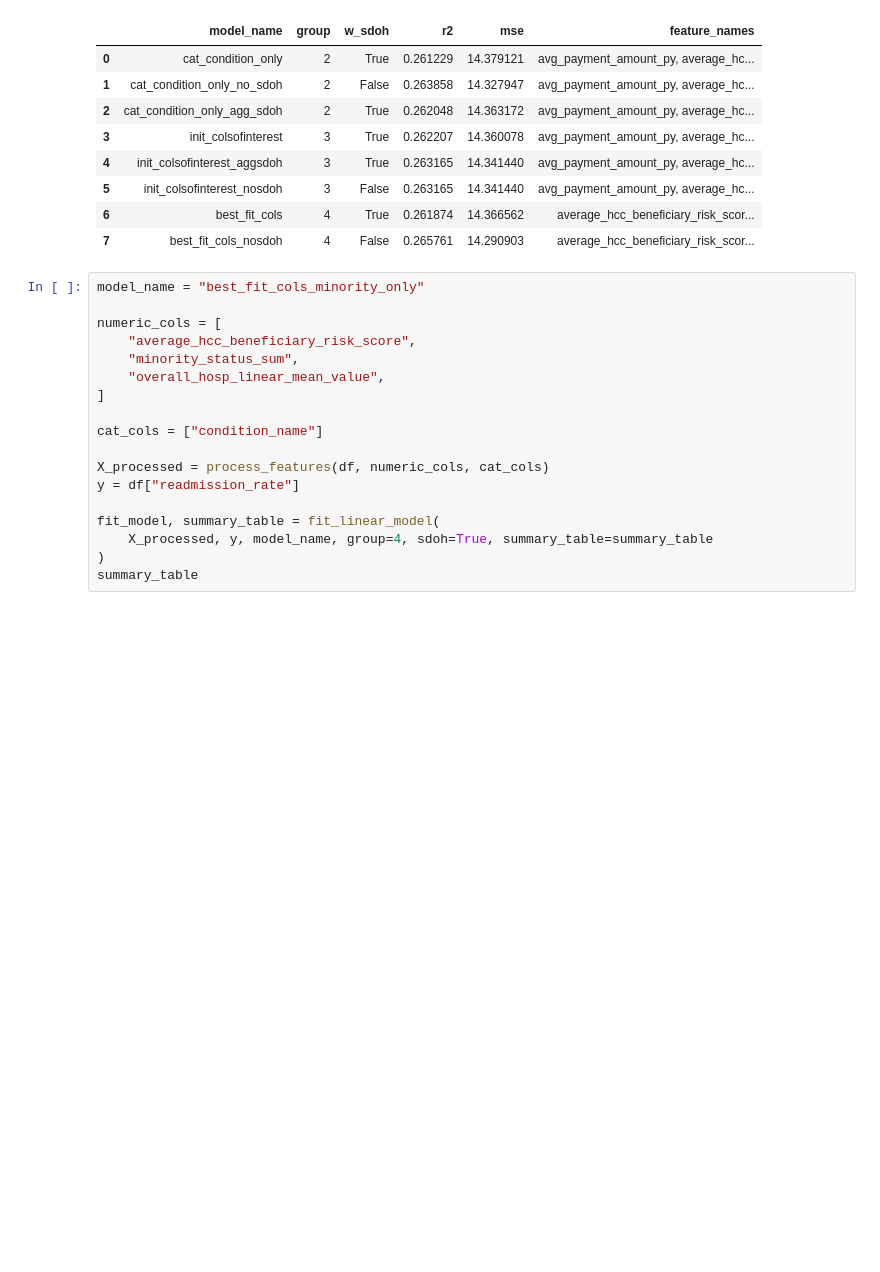
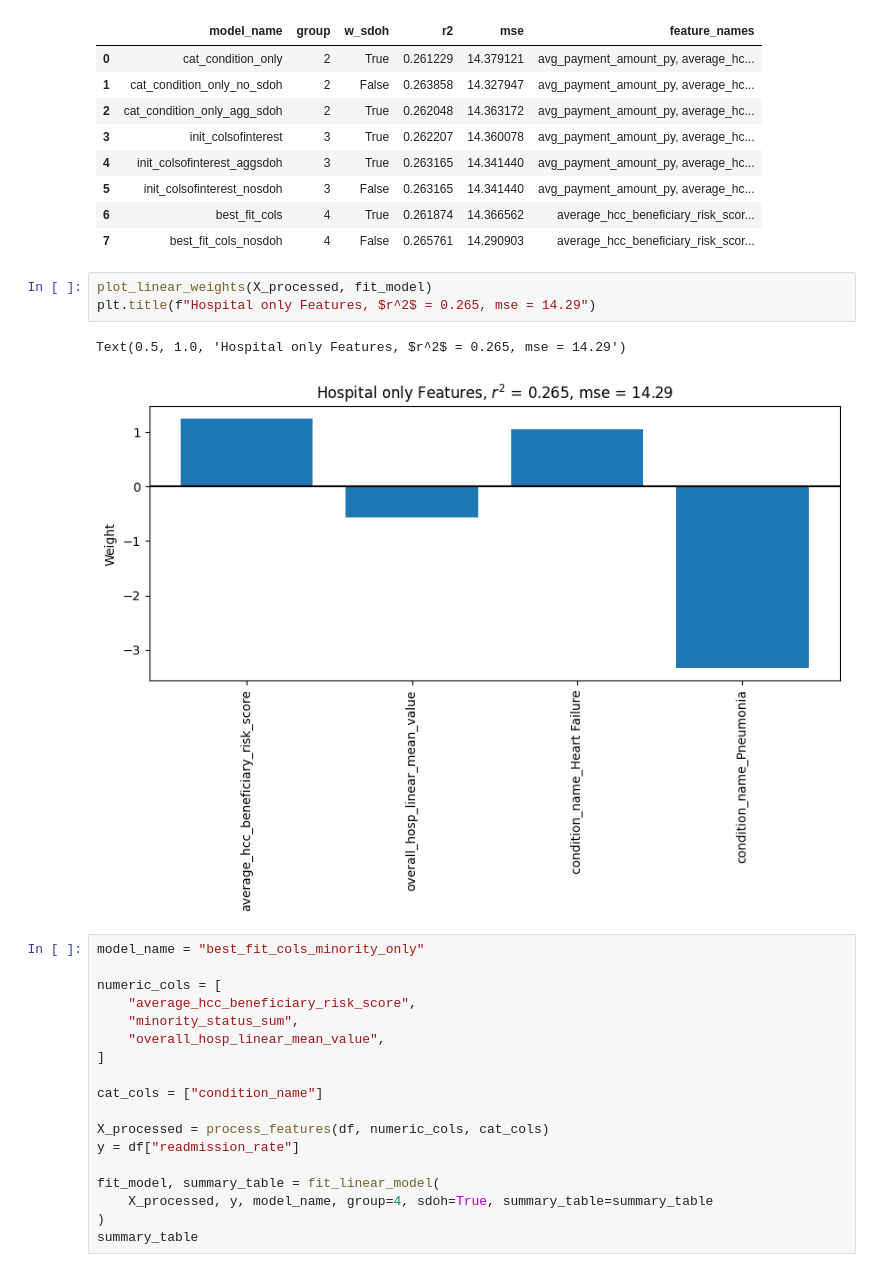
Before and after one commit to DS4A-2023-Team-20/ca-sdoh, a Jupyter notebook: code/jess/model_dev.ipynb, the cells around one changed output. Drawn from its saved outputs; the diff is of its cells as text; blank space fills up the shorter version.

```diff
--- a/code/jess/model_dev.ipynb
+++ b/code/jess/model_dev.ipynb
@@ -484,6 +486,12 @@ best_fit_cols_nosdoh mse: 14.291, r2: 0.27
 | 5 | init_colsofinterest_nosdoh | 3 | False | 0.263165 | 14.341440 | avg_payment_amount_py, average_hc... |
 | 6 | best_fit_cols | 4 | True | 0.261874 | 14.366562 | average_hcc_beneficiary_risk_scor... |
 | 7 | best_fit_cols_nosdoh | 4 | False | 0.265761 | 14.290903 | average_hcc_beneficiary_risk_scor... |
+# %%
+plot_linear_weights(X_processed, fit_model)
+plt.title(f"Hospital only Features, $r^2$ = 0.265, mse = 14.29")
+# %% [output]
+Text(0.5, 1.0, 'Hospital only Features, $r^2$ = 0.265, mse = 14.29')
+[figure, added]
 # %%
 model_name = "best_fit_cols_minority_only"
 
```
Also changed, not shown: parts of 4 cells of this notebook, 1 other file.
